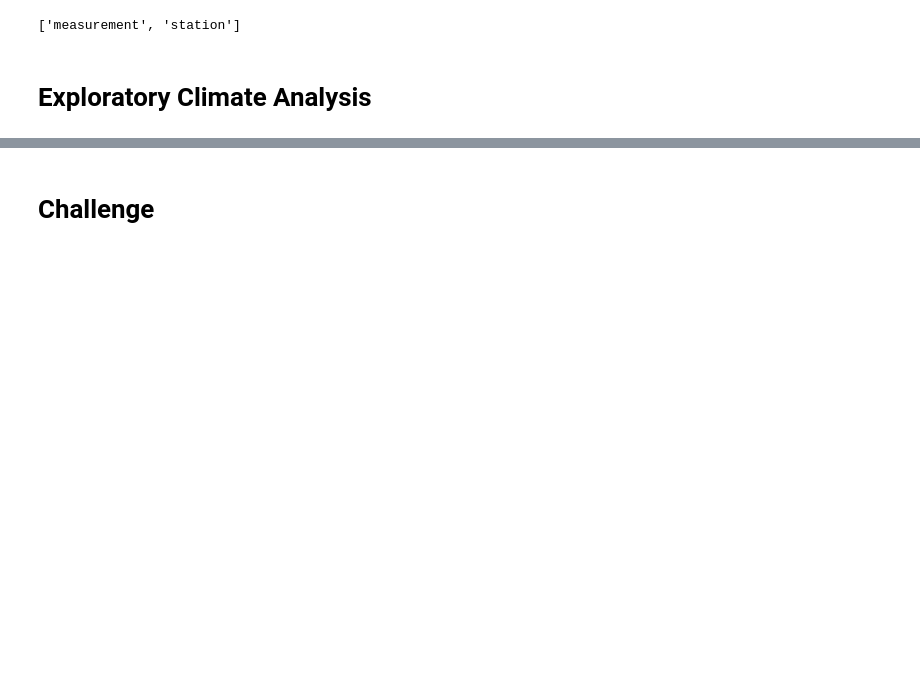
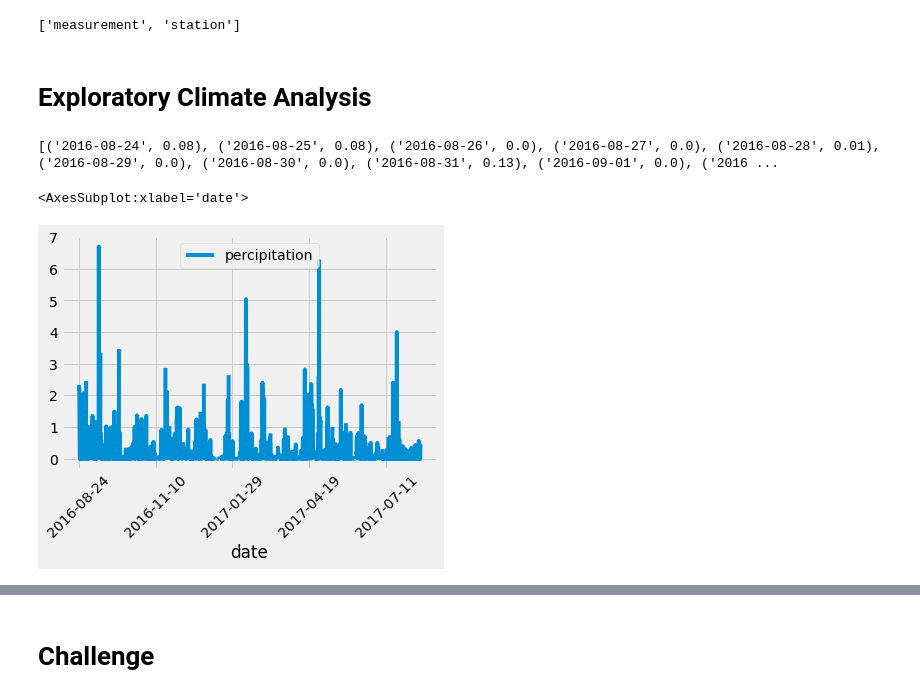
Before and after one commit to K-Beadle/Surfs_up, a Jupyter notebook: climate_analysis.ipynb, the cells around one changed output, grey strips where cells are left out. Drawn from its saved outputs; the diff is of its cells as text; code cells hidden in the pictures; blank space fills up the shorter version.

```diff
--- a/climate_analysis.ipynb
+++ b/climate_analysis.ipynb
@@ -45,13 +45,29 @@ session = Session(engine)
 #Starting from the last data point in the database.
 
 # Calculate the date one year from the last date in data set.
+prev_year = dt.date(2017, 8, 24) - dt.timedelta(days=365)
 
 # Perform a query to retrieve the data and precipitation scores
-
-# Save the query results as a Pandas DataFrame and set the index to the date column
-
-# Sort the dataframe by date
-
-# Use Pandas Plotting with Matplotlib to plot the data
+results = []
+results = session.query(Measurement.date, Measurement.prcp).filter(Measurement.date >= prev_year).all()
+print(results)
+# %% [output]
+[('2016-08-24', 0.08), ('2016-08-25', 0.08), ('2016-08-26', 0.0), ('2016-08-27', 0.0), ('2016-08-28', 0.01), ('2016-08-29', 0.0), ('2016-08-30', 0.0), ('2016-08-31', 0.13), ('2016-09-01', 0.0), ('2016 ...
+# %%
+# Save the query results as a Pandas DataFrame and set the index to the date column
+df = pd.DataFrame(results, columns=['date', 'percipitation'])
+df.set_index(df['date'], inplace=True)
+
+# Sort the dataframe by date
+df = df.sort_index()
+# print the df with out the index by converting it to a string and setting index to False.
+#print(df.to_string(index=False))
+
+# Use Pandas Plotting with Matplotlib to plot the data
+# https://stackoverflow.com/questions/32244019/how-to-rotate-x-axis-tick-labels-in-pandas-barplot
+df.plot(rot=45)
+# %% [output]
+<AxesSubplot:xlabel='date'>
+[figure, added]
 # %%
 # Use Pandas to calcualte the summary statistics for the precipitation data
```
Also changed, not shown: parts of 1 cell of this notebook.
